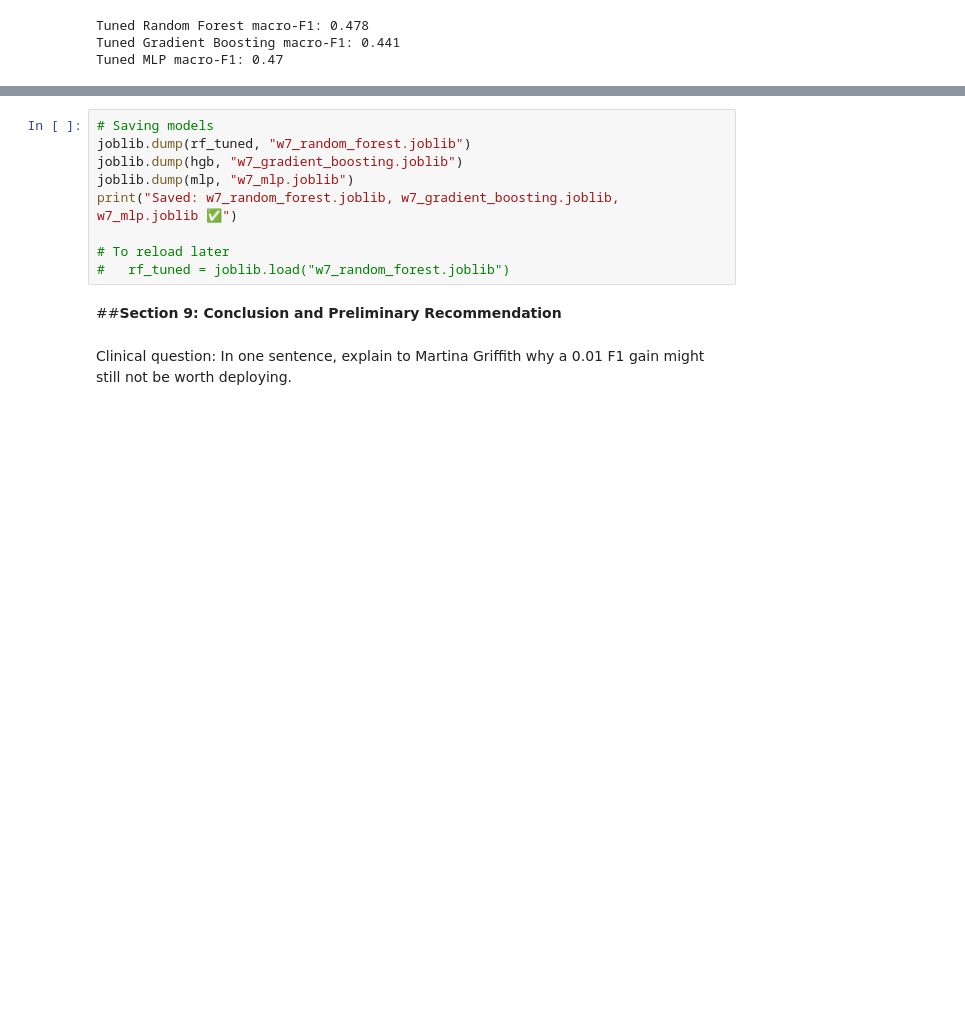
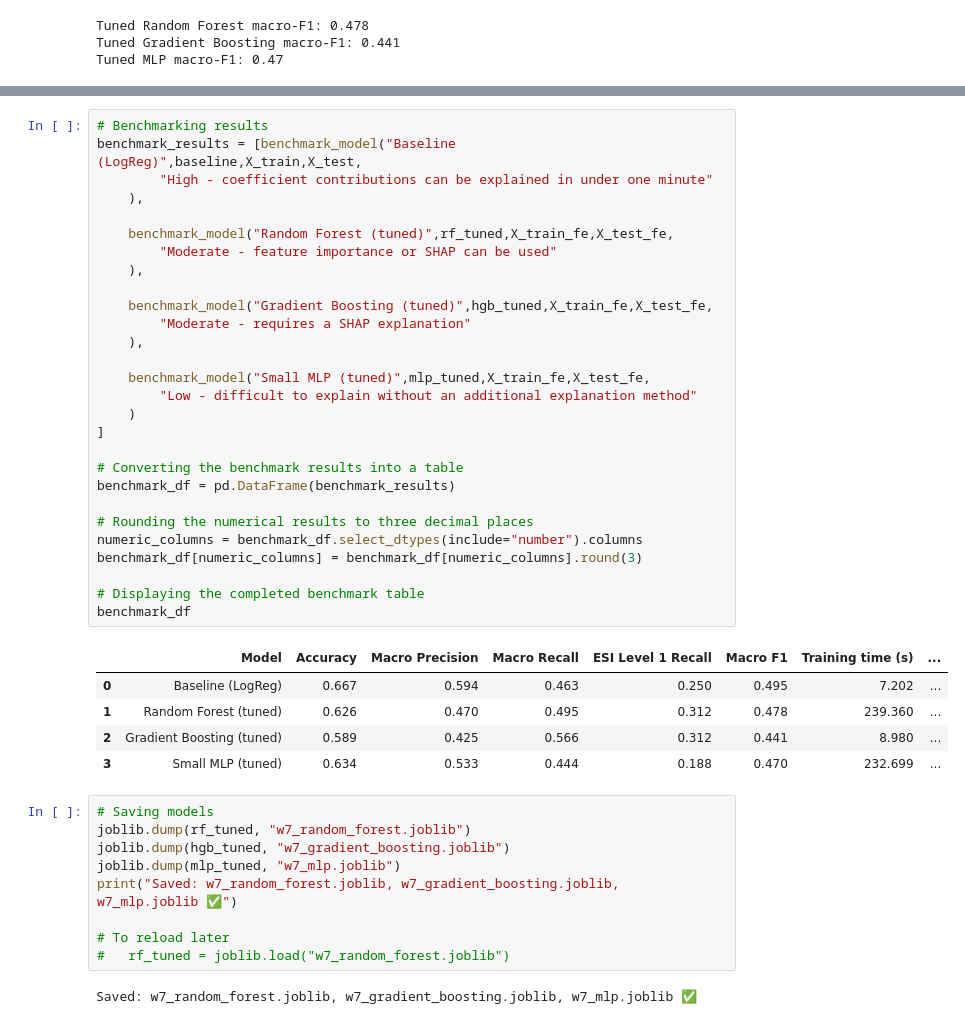
Before and after one commit to imaniiz/CariSurg-Portfolio, a Jupyter notebook: Notebooks/Week7_Model_Optimisation.ipynb, the cells around one changed output, grey strips where cells are left out. Saved outputs shown, nothing was run; the diff lists cells and outputs as text; blank space fills up the shorter version.

```diff
--- a/Notebooks/Week7_Model_Optimisation.ipynb
+++ b/Notebooks/Week7_Model_Optimisation.ipynb
@@ -757,13 +721,45 @@ AttributeError: module 'pandas' has no attribute 'DataFrameFrame'
+# %%
+# Benchmarking results
+benchmark_results = [benchmark_model("Baseline (LogReg)",baseline,X_train,X_test,
+        "High - coefficient contributions can be explained in under one minute"
+    ),
+
+    benchmark_model("Random Forest (tuned)",rf_tuned,X_train_fe,X_test_fe,
+        "Moderate - feature importance or SHAP can be used"
+    ),
+
+    benchmark_model("Gradient Boosting (tuned)",hgb_tuned,X_train_fe,X_test_fe,
+        "Moderate - requires a SHAP explanation"
+    ),
+
+    benchmark_model("Small MLP (tuned)",mlp_tuned,X_train_fe,X_test_fe,
+        "Low - difficult to explain without an additional explanation method"
+    )
+]
+
+# Converting the benchmark results into a table
+benchmark_df = pd.DataFrame(benchmark_results)
+
+# Rounding the numerical results to three decimal places
+numeric_columns = benchmark_df.select_dtypes(include="number").columns
+benchmark_df[numeric_columns] = benchmark_df[numeric_columns].round(3)
+
+# Displaying the completed benchmark table
+benchmark_df
+# %% [output]
+|  | Model | Accuracy | Macro Precision | Macro Recall | ESI Level 1 Recall | Macro F1 | Training time (s) | ... |
+| 0 | Baseline (LogReg) | 0.667 | 0.594 | 0.463 | 0.250 | 0.495 | 7.202 | ... |
+| 1 | Random Forest (tuned) | 0.626 | 0.470 | 0.495 | 0.312 | 0.478 | 239.360 | ... |
+| 2 | Gradient Boosting (tuned) | 0.589 | 0.425 | 0.566 | 0.312 | 0.441 | 8.980 | ... |
+| 3 | Small MLP (tuned) | 0.634 | 0.533 | 0.444 | 0.188 | 0.470 | 232.699 | ... |
 # %%
 # Saving models
 joblib.dump(rf_tuned, "w7_random_forest.joblib")
-joblib.dump(hgb, "w7_gradient_boosting.joblib")
-joblib.dump(mlp, "w7_mlp.joblib")
+joblib.dump(hgb_tuned, "w7_gradient_boosting.joblib")
+joblib.dump(mlp_tuned, "w7_mlp.joblib")
 print("Saved: w7_random_forest.joblib, w7_gradient_boosting.joblib, w7_mlp.joblib ✅")
 
 # To reload later
 #   rf_tuned = joblib.load("w7_random_forest.joblib")
+# %% [output]
+Saved: w7_random_forest.joblib, w7_gradient_boosting.joblib, w7_mlp.joblib ✅
-# %% [markdown]
-##**Section 9: Conclusion and Preliminary Recommendation**
-# %% [markdown]
-Clinical question: In one sentence, explain to Martina Griffith why a 0.01 F1 gain might still not be worth deploying.
```
Also changed, not shown: parts of 13 cells of this notebook.
